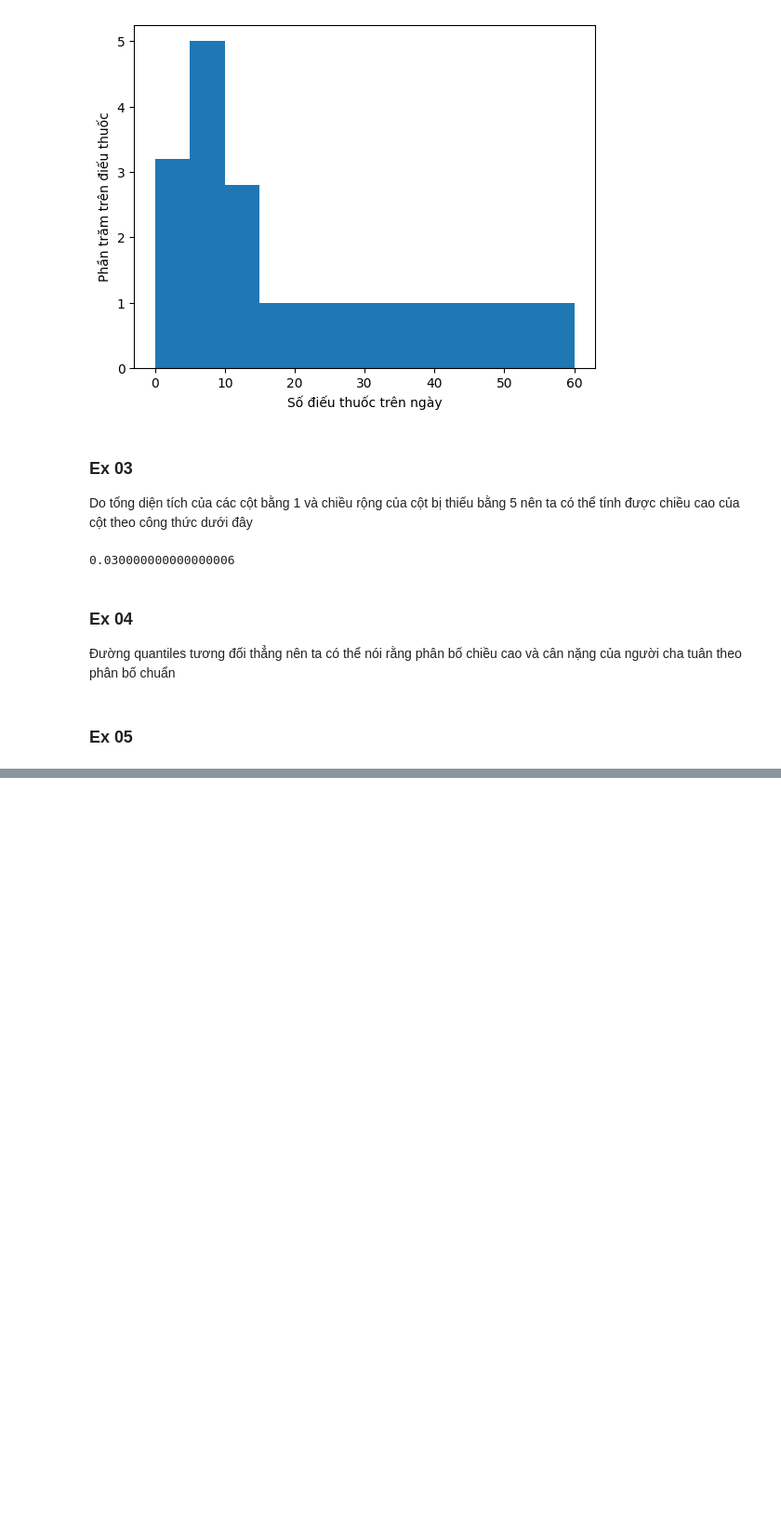
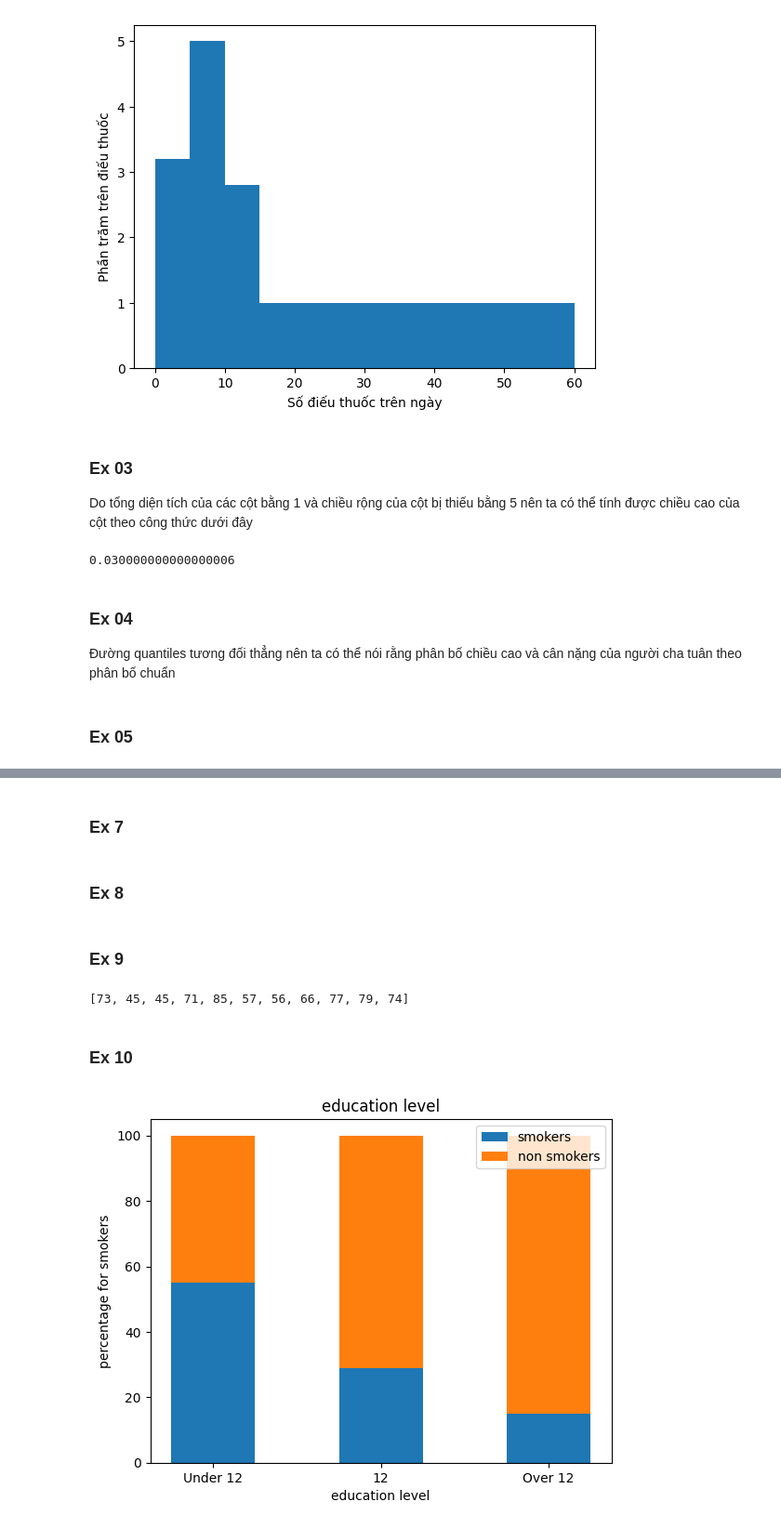
Before and after one commit to batman0911/social_stats, a Jupyter notebook: ex_01/main.ipynb, the cells around one changed output, grey strips where cells are left out. Shown at 93% size. Cells and saved outputs as stored; diff of their text form; code cells hidden in the pictures; blank space fills up the shorter version.

```diff
--- a/ex_01/main.ipynb
+++ b/ex_01/main.ipynb
@@ -132,0 +114,45 @@ df.head()
+# %% [markdown]
+### Ex 7
+# %% [markdown]
+### Ex 8
+# %% [markdown]
+### Ex 9
+# %%
+categories = ['Married', 'Single', 'Under 12', '12', 'Over 12', 'Under 18', '18–19', '20–24', '25–29', '30–34', 'Over 34']
+percent_mothers = [90, 10, 21, 46, 33, 5, 9, 35, 32, 15, 4]
+percent_smokers = [27, 55, 55, 29, 15, 43, 44, 34, 23, 21, 26]
+percent_non_smokers = [100 - i for i in percent_smokers]
+percent_non_smokers
+# %% [output]
+[73, 45, 45, 71, 85, 57, 56, 66, 77, 79, 74]
+# %% [markdown]
+### Ex 10
+# %%
+import matplotlib.pyplot as plt
+import numpy as np
+
+education_categories = ['Under 12', '12', 'Over 12']
+percent_mothers = [21, 46, 33]
+percent_smokers = [55, 29, 15]
+percent_non_smokers = [100 - i for i in percent_smokers]
+
+weight = {
+  'smokers': percent_smokers,
+  'non smokers': percent_non_smokers
+}
+
+width = 0.5
+
+fig, ax = plt.subplots()
+bottom = np.zeros(3)
+for boolean, w in weight.items():
+    p = ax.bar(education_categories, w, width, label=boolean, bottom=bottom)
+    bottom += w
+
+ax.legend(loc="upper right")
+plt.title('education level')
+plt.xlabel('education level')
+plt.ylabel('percentage for smokers')
+plt.show()
+# %% [output]
+[figure, added]
```
Also changed, not shown: parts of 6 cells of this notebook.
